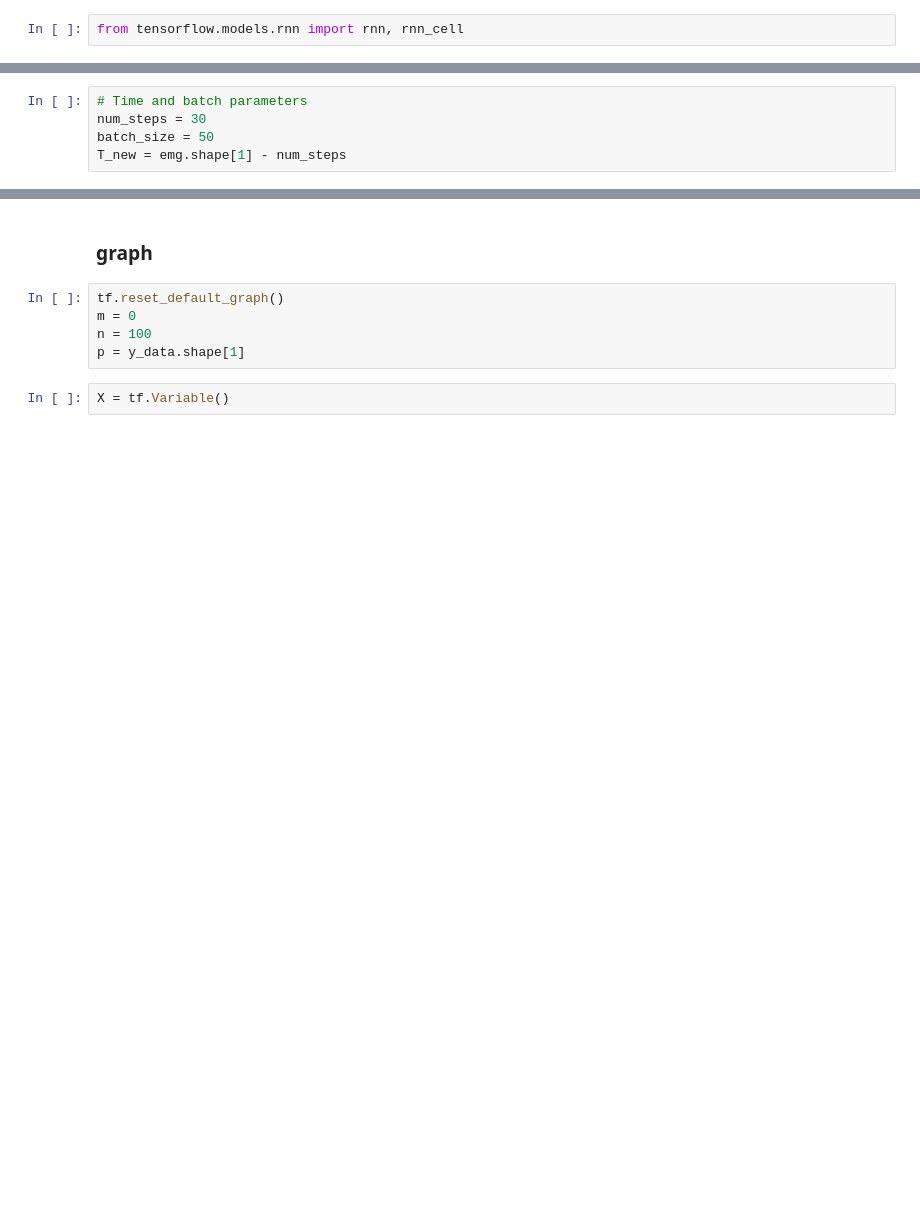
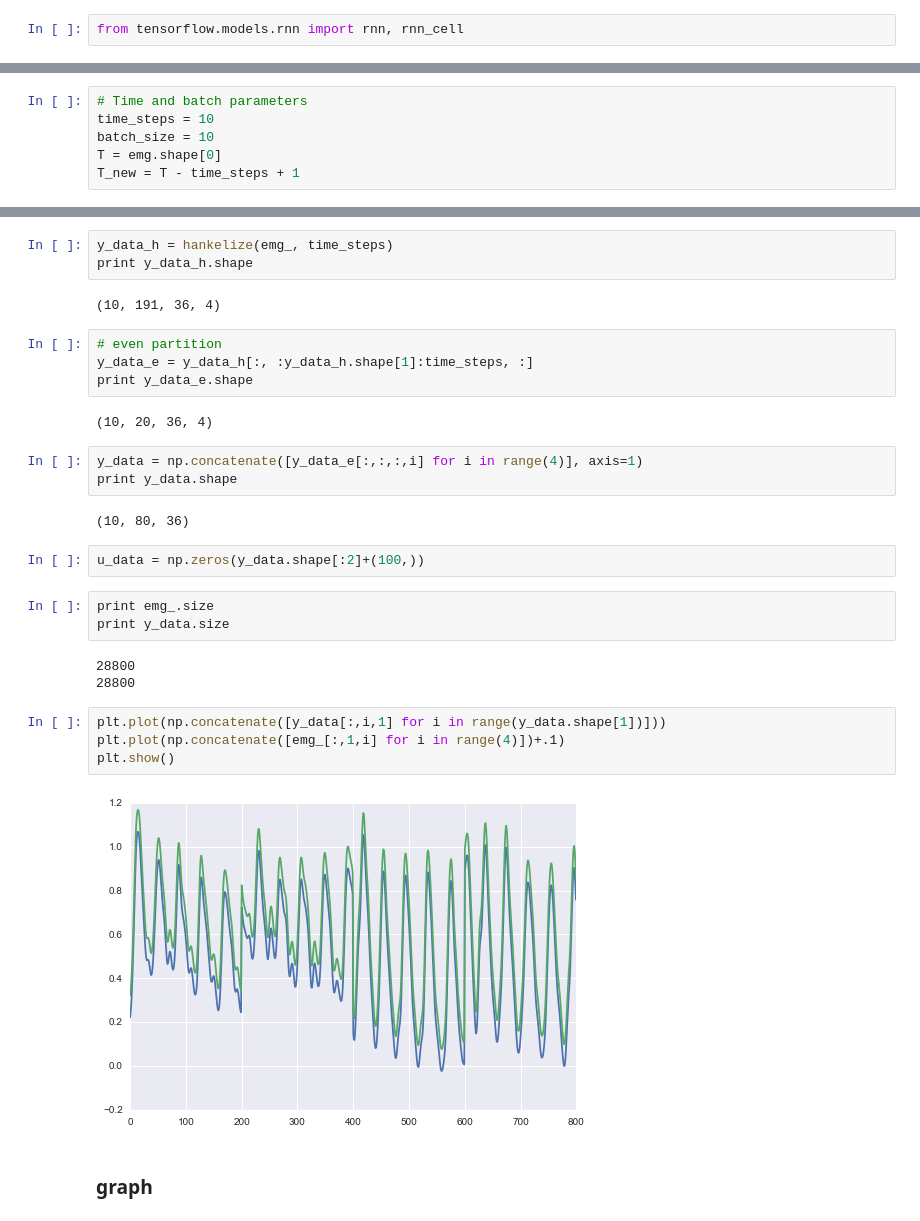
Before and after one commit to jsseely/cyclingRNN, a Jupyter notebook: cycling rnn.ipynb, the cells around one changed output, grey strips where cells are left out. Cells and saved outputs as stored; diff of their text form; blank space fills up the shorter version.

```diff
--- a/cycling rnn.ipynb
+++ b/cycling rnn.ipynb
@@ -58,5 +110,6 @@ def get_rand_batch(a, batch_size_):
 # %%
 # Time and batch parameters
-num_steps = 30
-batch_size = 50
-T_new = emg.shape[1] - num_steps
+time_steps = 10
+batch_size = 10
+T = emg.shape[0]
+T_new = T - time_steps + 1
@@ -69,9 +116,32 @@ y_data.transpose([1,0,2,3,4]).shape
+# %%
+y_data_h = hankelize(emg_, time_steps)
+print y_data_h.shape
+# %% [output]
+(10, 191, 36, 4)
+# %%
+# even partition
+y_data_e = y_data_h[:, :y_data_h.shape[1]:time_steps, :]
+print y_data_e.shape
+# %% [output]
+(10, 20, 36, 4)
+# %%
+y_data = np.concatenate([y_data_e[:,:,:,i] for i in range(4)], axis=1)
+print y_data.shape
+# %% [output]
+(10, 80, 36)
+# %%
+u_data = np.zeros(y_data.shape[:2]+(100,))
+# %%
+print emg_.size
+print y_data.size
+# %% [output]
+28800
+28800
+# %%
+plt.plot(np.concatenate([y_data[:,i,1] for i in range(y_data.shape[1])]))
+plt.plot(np.concatenate([emg_[:,1,i] for i in range(4)])+.1)
+plt.show()
+# %% [output]
+[figure, added]
 # %% [markdown]
 ### graph
-# %%
-tf.reset_default_graph()
-m = 0
-n = 100
-p = y_data.shape[1]
-# %%
-X = tf.Variable()
```
Also changed, not shown: parts of 26 cells of this notebook.
